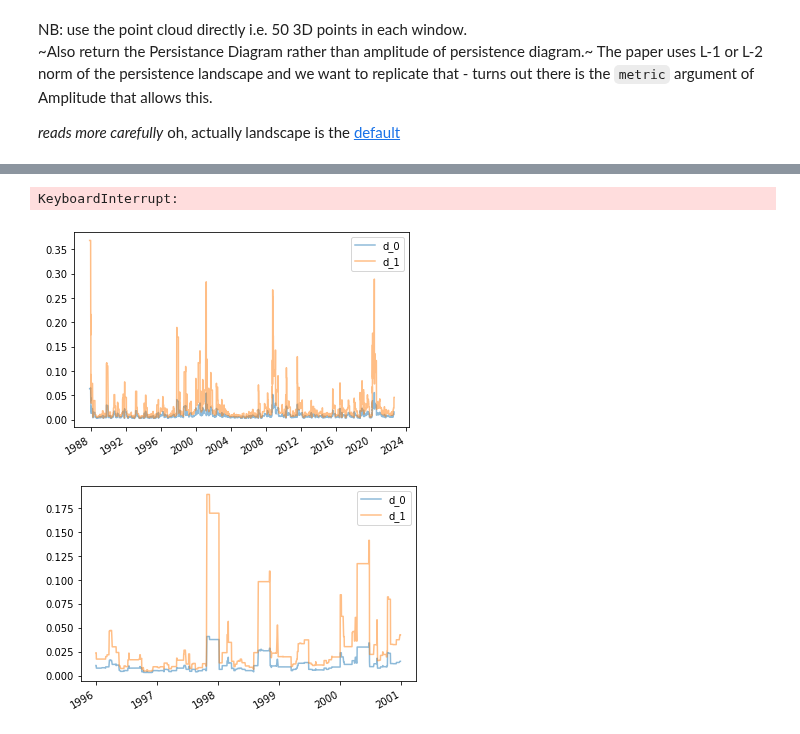
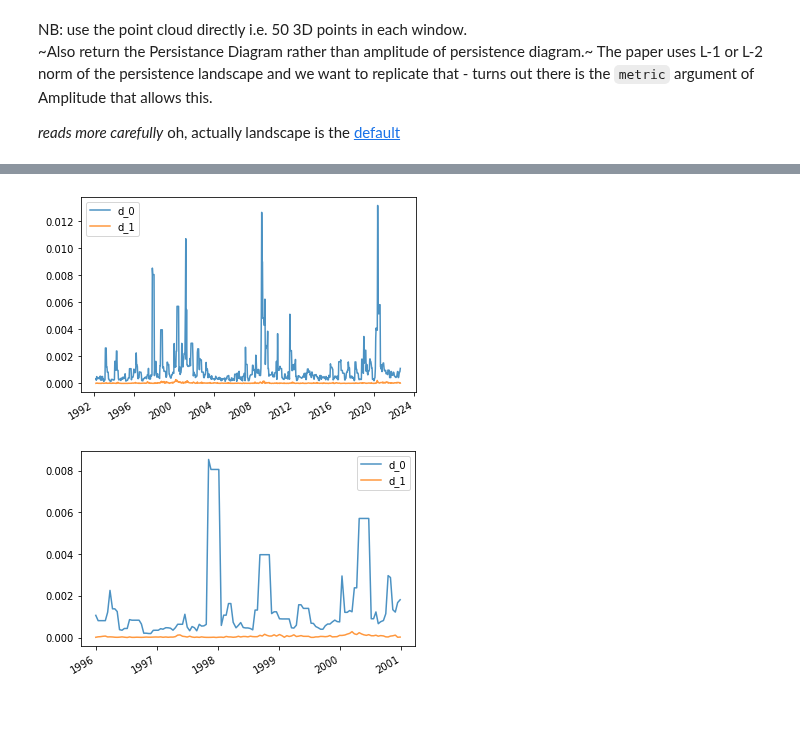
Before and after one commit to mattmcd/PyBayes, a Jupyter notebook: scripts/journal_20220826.ipynb, the cells around one changed output, grey strips where cells are left out. Cells and saved outputs as stored; diff of their text form; code cells hidden in the pictures.

```diff
--- a/scripts/journal_20220826.ipynb
+++ b/scripts/journal_20220826.ipynb
@@ -317,6 +321,6 @@ Next to try: topological features as a leading indicator (the RandomForestRegres
 Try to replicate the paper [Topological Data Analysis of Financial Time Series: Landscapes of Crashes
 ](https://arxiv.org/abs/1703.04385) by Gidea and Katz, referred to in the [Detecting stock market crashes with topological data analysis](https://towardsdatascience.com/detecting-stock-market-crashes-with-topological-data-analysis-7d5dd98abe42) blog post by Giotto TDA.
 # %%
-indexes = ['^GSPC', '^IXIC', '^RUT']  # S&P
+indexes = ['^GSPC', '^IXIC', '^RUT', '^DJI']  # S&P 500, NASDAQ, Russel 2000, Dow
 df_i = yf.download(indexes)
 # %% [output]
@@ -326,12 +330,12 @@ len(df_i)
 # %% [output]
 18282
 # %%
-df_i_r = df_i['Adj Close'].dropna().pct_change().rename(
-    columns=dict(zip(indexes, ['SP500', 'NASDAQ', 'Russel2000']))
-).dropna()['1996':'2001']
+df_i_r = df_i['Adj Close'].fillna(method='ffill').pct_change().rename(
+    columns=dict(zip(indexes, ['SP500', 'NASDAQ', 'Russel2000', 'Dow']))
+).dropna() # ['1996':'2001']
 # %%
 window_size = 50  # Paper also uses 100 days
-window_stride = 1 # day
+window_stride = 10 # days  (paper uses 1 day but this is quite slow)
 SW_I = SlidingWindow(size=window_size, stride=window_stride)
 # %%
 VR_I = VietorisRipsPersistence()
@@ -364,14 +368,12 @@ feature_dates_i.shape
 # X_topological_features_i.shape
 # %%
 X_topological_features_i = pipe_i.fit_transform(df_i_r)
-# %% [output]
-KeyboardInterrupt:
 # %%
 df_t_i = pd.DataFrame(X_topological_features_i, index=feature_dates_i, columns=['d_0', 'd_1'])
-_ = df_t_i.plot(alpha=0.5)
+_ = df_t_i.plot(alpha=0.8)
 # %% [output]
-[figure, old version]
+[figure, new version]
 # %%
-_ = df_t_i['1996':'2000'].plot(alpha=0.5)
+_ = df_t_i['1996':'2000'].plot(alpha=0.8)
 # %% [output]
-[figure, old version]
+[figure, new version]
```
Also changed, not shown: parts of 6 cells of this notebook.
